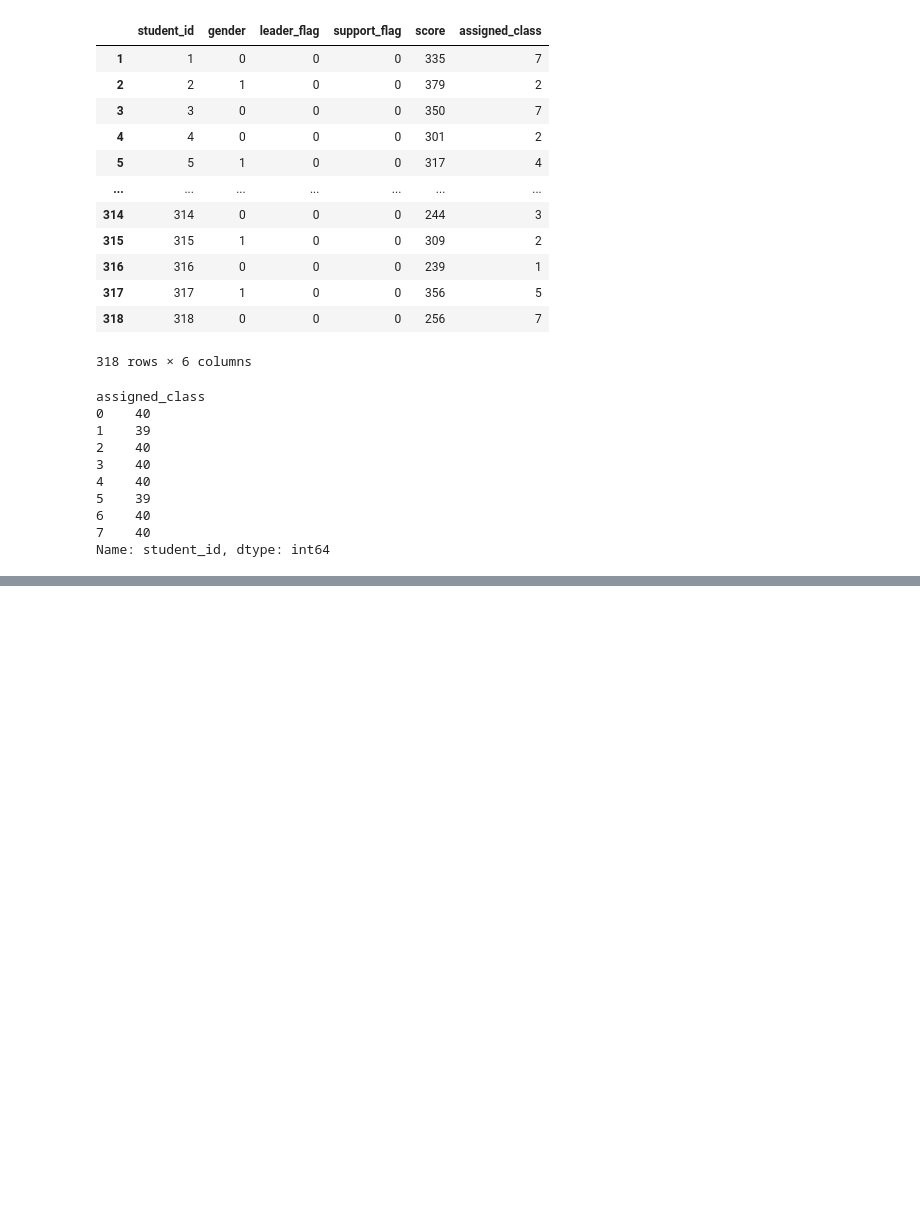
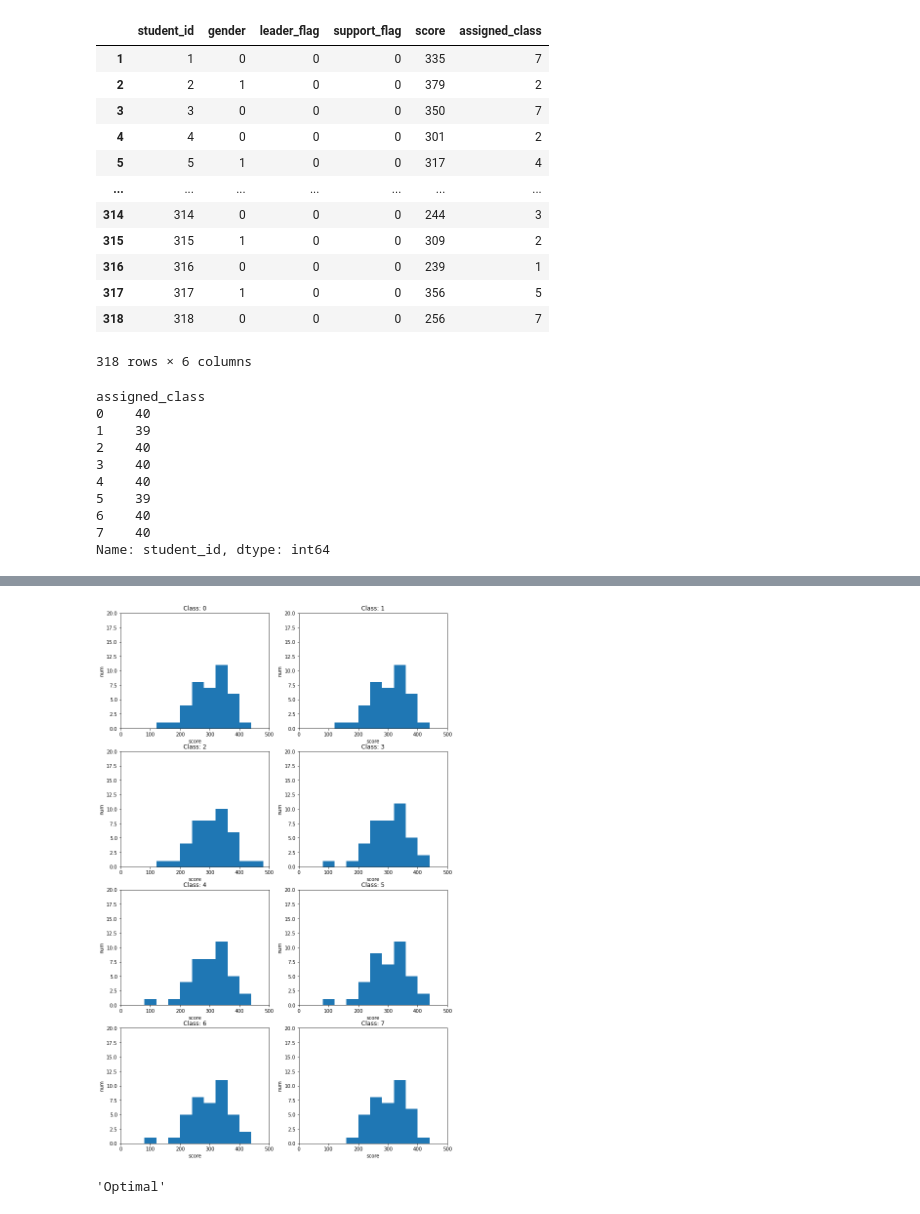
Before and after one commit to daikichidaze/pyoptbook, a Jupyter notebook: src/3.school/school.ipynb, the cells around one changed output, grey strips where cells are left out. Saved outputs shown, nothing was run; the diff lists cells and outputs as text; code cells hidden in the pictures; blank space fills up the shorter version.

```diff
--- a/src/3.school/school.ipynb
+++ b/src/3.school/school.ipynb
@@ -249,0 +331,6 @@ Name: student_id, dtype: int64
+# %%
+# update the results
+df_st['score_rank'] = df_st.score.rank(ascending=False, method='first')
+
+df_st['init_assigned_class'] = df_st.score_rank.map(lambda x: x % 8)
+df_st
@@ -249,0 +358,15 @@ Name: student_id, dtype: int64
+# %%
+fig = plt.figure(figsize=(12,20))
+for c in range(num_of_class):
+    df_cls = df_st[df_st.init_assigned_class==c]
+    ax = fig.add_subplot(4
+                        ,2
+                        ,c+1
+                        ,xlabel='score'
+                        ,ylabel='num'
+                        ,xlim=(0, 500)
+                        ,ylim=(0,20)
+                        ,title=f'Class: {c}')
+    ax.hist(df_cls.score, bins=range(0,500,40))
+# %% [output]
+[figure, added]
@@ -249,0 +400,4 @@ Name: student_id, dtype: int64
+# %%
+pulp.LpStatus[status]
+# %% [output]
+'Optimal'
```
Also changed, not shown: parts of 13 cells of this notebook.
